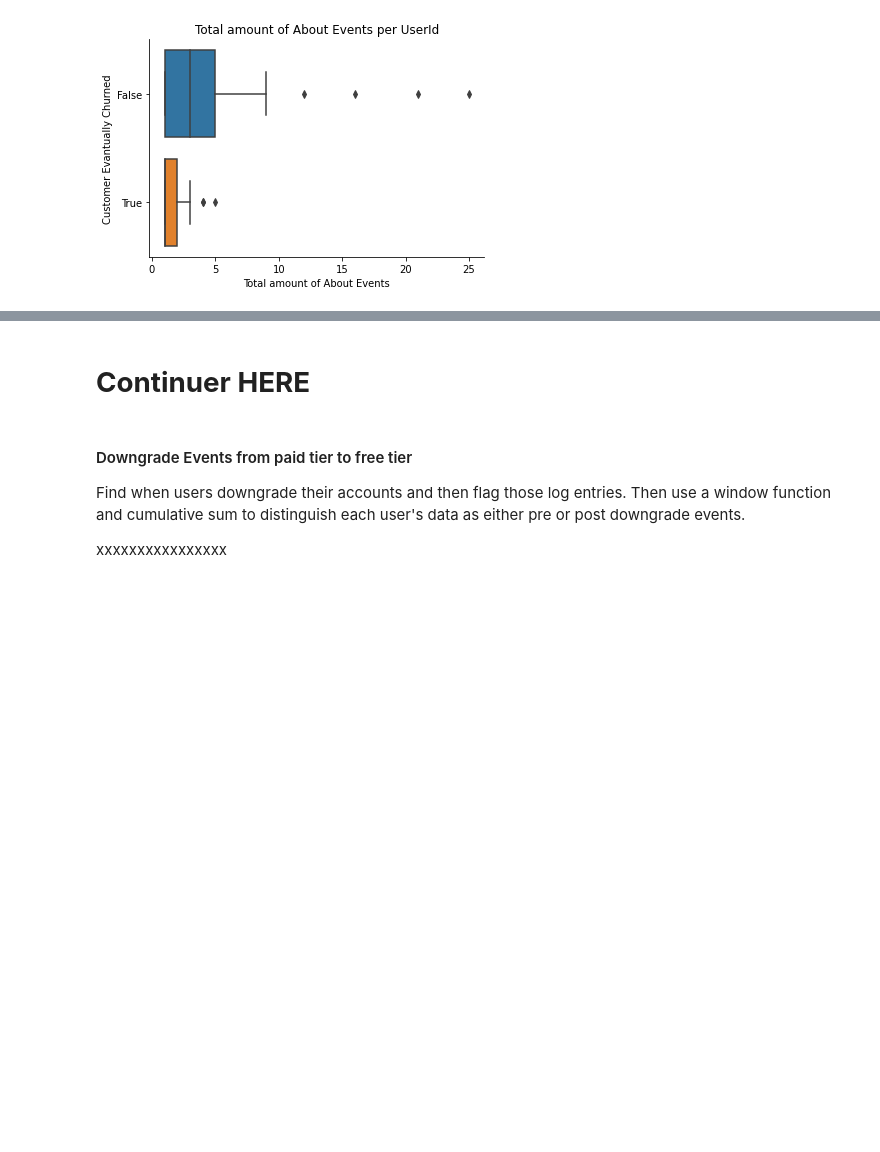
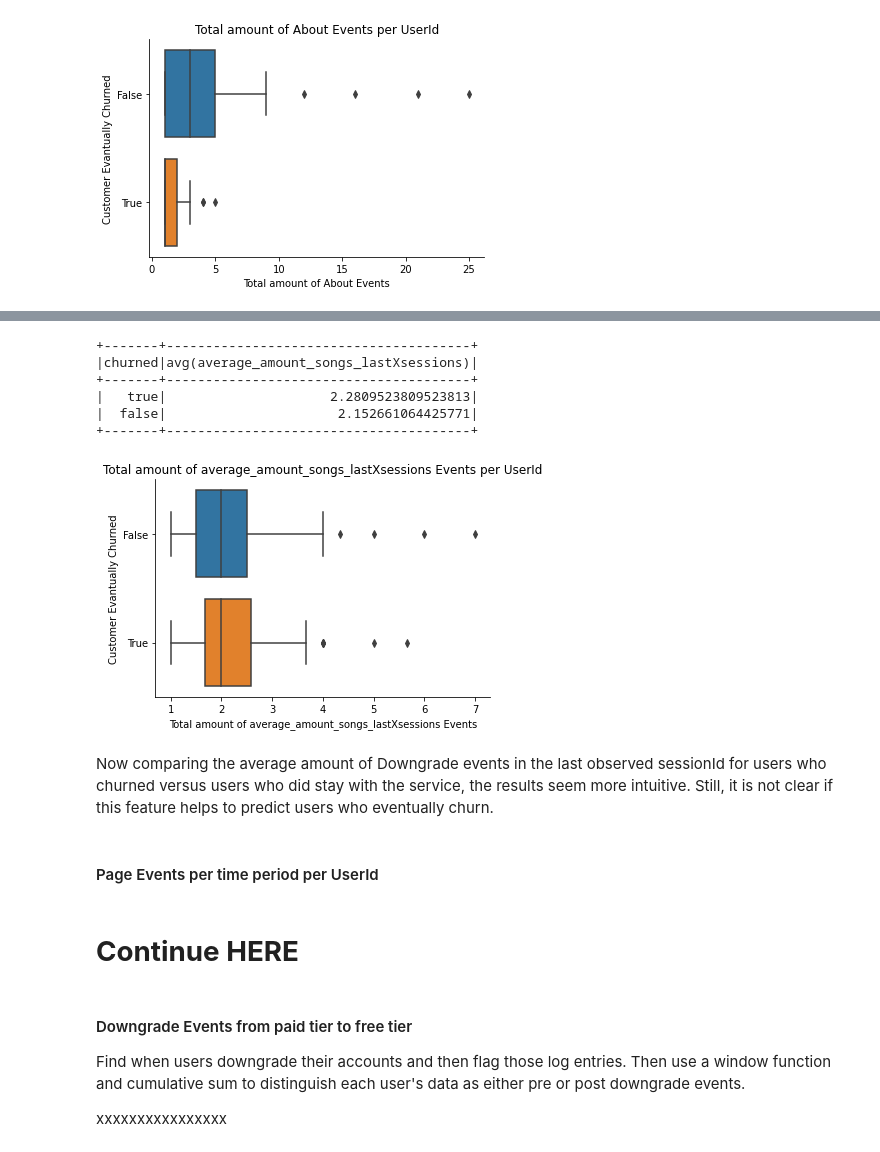
Before and after one commit to LeopoldWalther/SparkChurnDetection, a Jupyter notebook: Sparkify.ipynb, the cells around one changed output, grey strips where cells are left out. Drawn from its saved outputs; the diff is of its cells as text; code cells hidden in the pictures; blank space fills up the shorter version.

```diff
--- a/Sparkify.ipynb
+++ b/Sparkify.ipynb
@@ -970,0 +1172,20 @@ boxplot_events_per_user(total_thumbs_up_per_user, 'About')
+# %%
+# average songs played for the last three sessionIds per userId
+
+avg_amount_songs_lastXsessions = calculate_avg_page_event_lastXsessions(user_log_valid, 3, 'Downgrade')
+
+avg_amount_songs_lastXsessions.groupBy('churned').mean().show()
+
+boxplot_events_per_user(avg_amount_songs_lastXsessions, 'average_amount_songs_lastXsessions')
+# %% [output]
++-------+---------------------------------------+
+|churned|avg(average_amount_songs_lastXsessions)|
++-------+---------------------------------------+
+|   true|                     2.2809523809523813|
+|  false|                      2.152661064425771|
++-------+---------------------------------------+
+[figure, added]
+# %% [markdown]
+Now comparing the average amount of Downgrade events in the last observed sessionId for users who churned versus users who did stay with the service, the results seem more intuitive. Still, it is not clear if this feature helps to predict users who eventually churn.
+# %% [markdown]
+#### Page Events per time period per UserId
@@ -996,4 +1219,4 @@ boxplot_events_per_user(total_thumbs_up_per_user, 'About')
 | Submit Registration|               5|
 +--------------------+----------------+
 # %% [markdown]
-# **Continuer HERE**
+# **Continue HERE**
```
Also changed, not shown: parts of 65 cells of this notebook.
